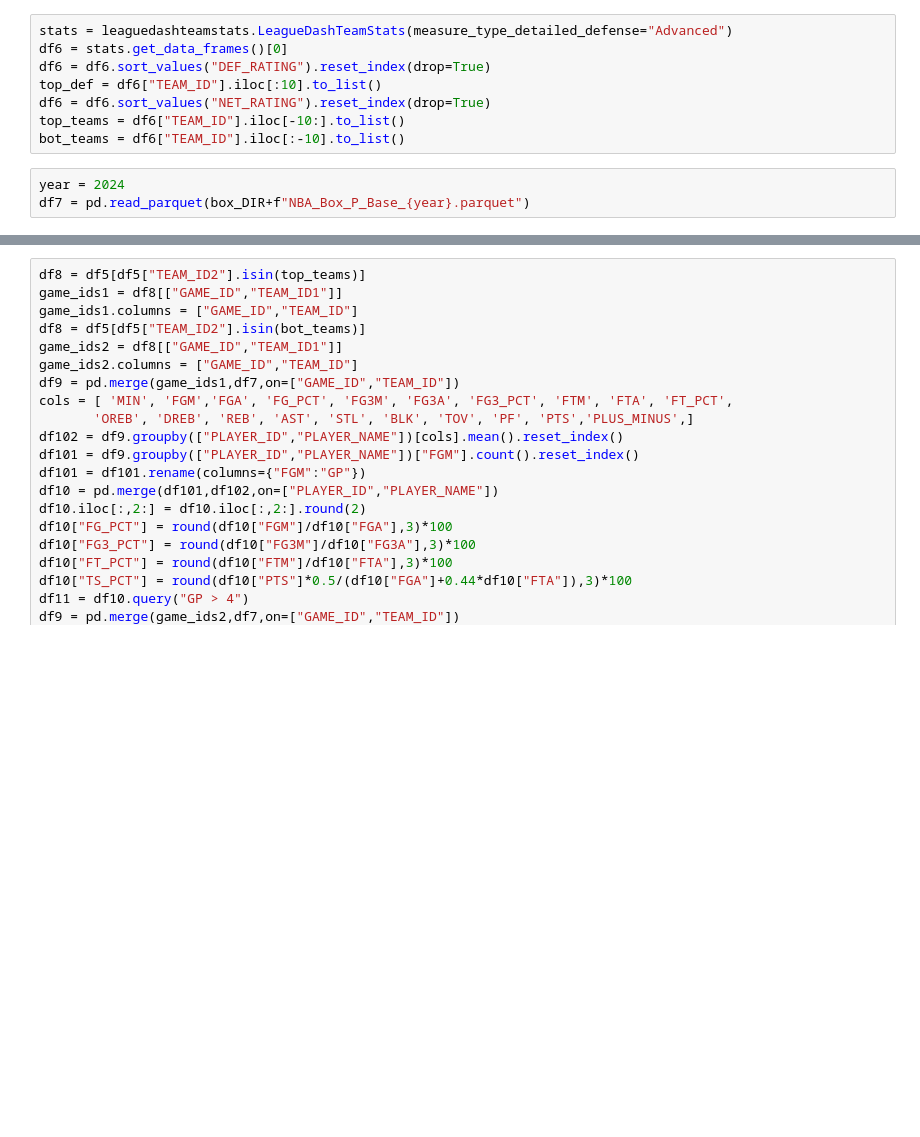
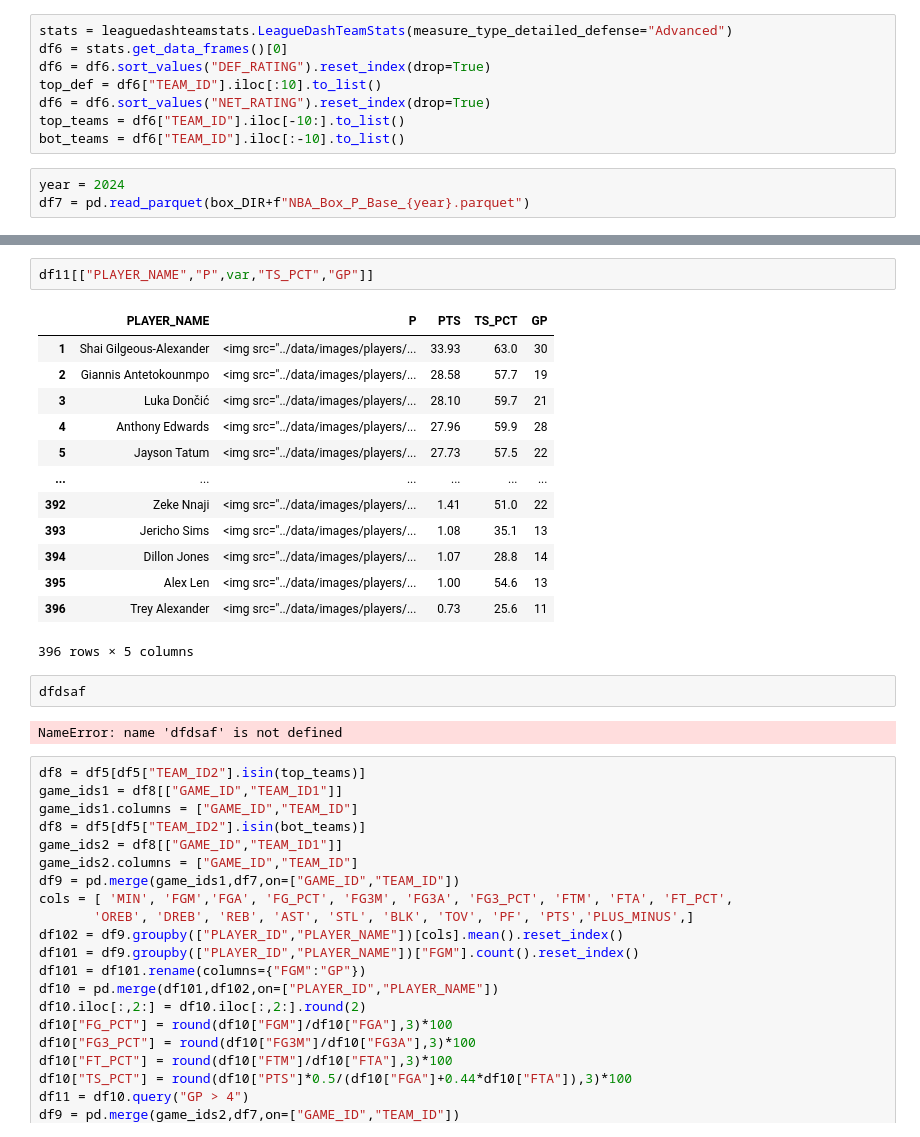
Before and after one commit to sravanpannala/NBA, a Jupyter notebook: player_analysis/stats_vs_top10.ipynb, the cells around one changed output, grey strips where cells are left out. Saved outputs shown, nothing was run; the diff lists cells and outputs as text; blank space fills up the shorter version.

```diff
--- a/player_analysis/stats_vs_top10.ipynb
+++ b/player_analysis/stats_vs_top10.ipynb
@@ -68,3 +70,23 @@ HTML(df12.to_html(escape=False))
+# %%
+df11[["PLAYER_NAME","P",var,"TS_PCT","GP"]]
+# %% [output]
+|  | PLAYER_NAME | P | PTS | TS_PCT | GP |
+| 1 | Shai Gilgeous-Alexander | <img src="../data/images/players/... | 33.93 | 63.0 | 30 |
+| 2 | Giannis Antetokounmpo | <img src="../data/images/players/... | 28.58 | 57.7 | 19 |
+| 3 | Luka Dončić | <img src="../data/images/players/... | 28.10 | 59.7 | 21 |
+| 4 | Anthony Edwards | <img src="../data/images/players/... | 27.96 | 59.9 | 28 |
+| 5 | Jayson Tatum | <img src="../data/images/players/... | 27.73 | 57.5 | 22 |
+| ... | ... | ... | ... | ... | ... |
+| 392 | Zeke Nnaji | <img src="../data/images/players/... | 1.41 | 51.0 | 22 |
+| 393 | Jericho Sims | <img src="../data/images/players/... | 1.08 | 35.1 | 13 |
+| 394 | Dillon Jones | <img src="../data/images/players/... | 1.07 | 28.8 | 14 |
+| 395 | Alex Len | <img src="../data/images/players/... | 1.00 | 54.6 | 13 |
+| 396 | Trey Alexander | <img src="../data/images/players/... | 0.73 | 25.6 | 11 |
+396 rows × 5 columns
+# %%
+dfdsaf
+# %% [output]
+NameError: name 'dfdsaf' is not defined
 # %%
 df8 = df5[df5["TEAM_ID2"].isin(top_teams)]
 game_ids1 = df8[["GAME_ID","TEAM_ID1"]]
```
Also changed, not shown: parts of 1 cell of this notebook, 19 other files.
